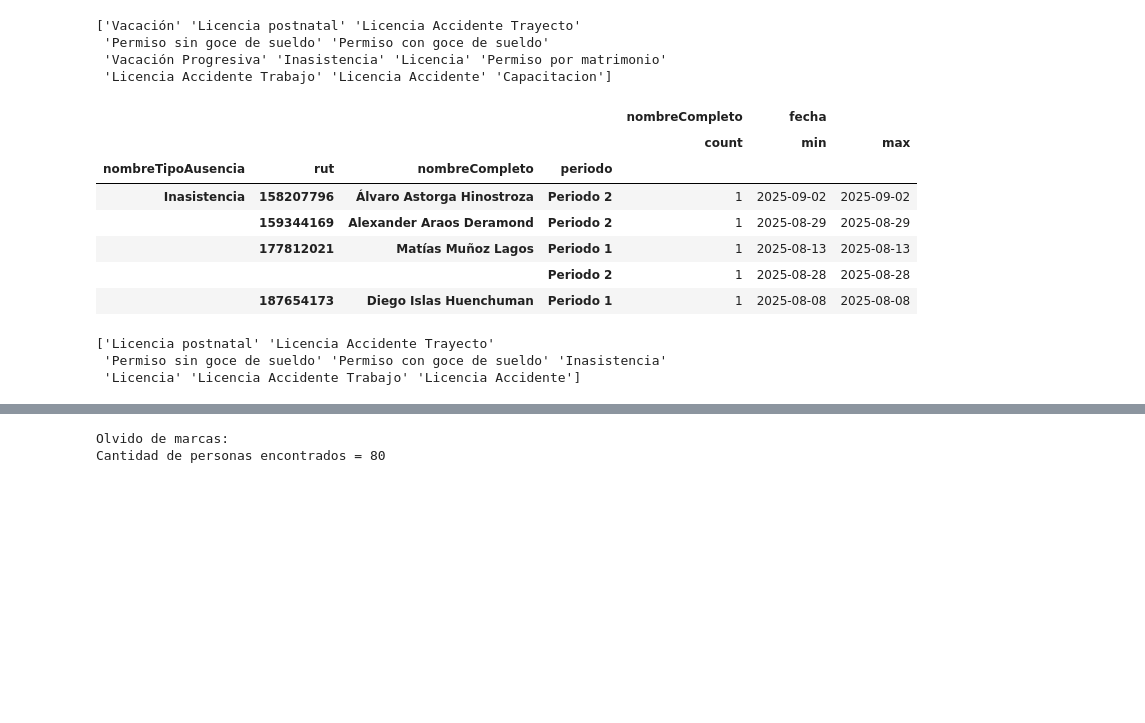
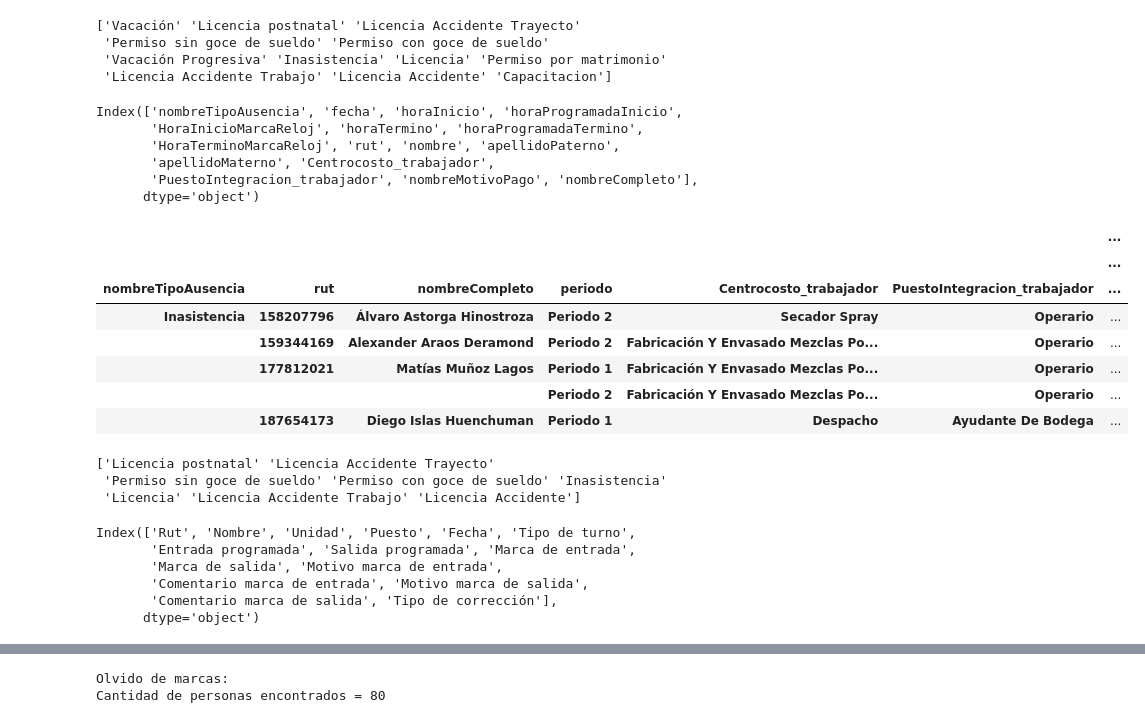
Before and after one commit to bgacitua/contenedor_cramer, a Jupyter notebook: Scripts de Python/Script Bono Asistencia/script_bono_asistencia_v3_final.ipynb, the cells around one changed output, grey strips where cells are left out. Cells and saved outputs as stored; diff of their text form; code cells hidden in the pictures; blank space fills up the shorter version.

```diff
--- a/Scripts de Python/Script Bono Asistencia/script_bono_asistencia_v3_final.ipynb
+++ b/Scripts de Python/Script Bono Asistencia/script_bono_asistencia_v3_final.ipynb
@@ -235,7 +245,7 @@ memory usage: 118.8+ KB
 # %%
 #Importar dataframe atrasos
 columnas_necesarias = ['nombreTipoAusencia' ,'fecha', 'horaInicio', 'horaProgramadaInicio', 'HoraInicioMarcaReloj', 'horaTermino', 'horaProgramadaTermino', 'HoraTerminoMarcaReloj', 'rut', 'nombre', 'apellidoPaterno', 'apellidoMaterno', 'Centrocosto_trabajador', 'PuestoIntegracion_trabajador', 'nombreMotivoPago']
-df_atrasos = pd.read_excel(r"C:\Users\bgacitua\Desktop\Repositorio_GitHub\Scripts de Python\Script Bono Asistencia\Archivos de trabajo\2025-09-10 16_49_37-957343165-reporte_turnos_bruto_combinado.xlsx")
+df_atrasos = pd.read_excel(r"C:\Users\bgacitua\Desktop\Repositorio_GitHub\Scripts de Python\Script Bono Asistencia\Archivos de trabajo\2025-09-11 12_03_10-1129404325-reporte_turnos_bruto_combinado.xlsx")
 df_atrasos = df_atrasos[columnas_necesarias]
 df_atrasos.info()
 
@@ -444,47 +454,59 @@ print(df_atrasos_filtrado_permisos['nombreTipoAusencia'].unique())
  'Permiso sin goce de sueldo' 'Permiso con goce de sueldo'
  'Vacación Progresiva' 'Inasistencia' 'Licencia' 'Permiso por matrimonio'
  'Licencia Accidente Trabajo' 'Licencia Accidente' 'Capacitacion']
+# %%
+df_atrasos_filtrado_permisos.columns
+# %% [output]
+Index(['nombreTipoAusencia', 'fecha', 'horaInicio', 'horaProgramadaInicio',
+       'HoraInicioMarcaReloj', 'horaTermino', 'horaProgramadaTermino',
+       'HoraTerminoMarcaReloj', 'rut', 'nombre', 'apellidoPaterno',
+       'apellidoMaterno', 'Centrocosto_trabajador',
+       'PuestoIntegracion_trabajador', 'nombreMotivoPago', 'nombreCompleto'],
+      dtype='object')
 # %%
 #Agrupar datos encontrados en Reporte Rflex Bruto Combinado
 
 permisos_descuentan = ['Inasistencia', 'Licencia', 'Licencia Accidente', 'Licencia Accidente Trabajo',
                     'Licencia Accidente Trayecto', 'Licencia postnatal', 'Permiso con goce de sueldo',
                     'Permiso sin goce de sueldo']
 
 df_atrasos_filtrado_permisos = df_atrasos_filtrado_permisos[df_atrasos_filtrado_permisos['nombreTipoAusencia'].isin(permisos_descuentan)]
 
 df_atrasos_filtrado_permisos['fecha'] = pd.to_datetime(df_atrasos_filtrado_permisos['fecha'], errors='coerce')
 
 df_atrasos_filtrado_permisos['periodo'] = df_atrasos_filtrado_permisos['fecha'].apply(
     lambda x: 'Periodo 1' if fecha_inicio_q1 <= x <= fecha_fin_q1 else (
         'Periodo 2' if fecha_inicio_q2 <= x <= fecha_fin_q2 else 'Fuera de rango'
     )
 )
 
-resumen_atrasos_filtrado_permisos = df_atrasos_filtrado_permisos.groupby(['nombreTipoAusencia', 'rut', 'nombreCompleto', 'periodo']).agg({
+resumen_atrasos_filtrado_permisos = df_atrasos_filtrado_permisos.groupby(
+    ['nombreTipoAusencia', 'rut', 'nombreCompleto', 'periodo',
+    'Centrocosto_trabajador','PuestoIntegracion_trabajador']).agg(
+        {
     'nombreCompleto': 'count',
     'fecha': ['min', 'max']
 })
 
 
 # Mostrar hasta 100 filas (puedes ajustar el número si necesitas más)
 #pd.set_option('display.max_rows', 100)
 
 #---------------------------------------------------------------------------------------------------------------------#
 ###El reporte de rflex entrega información más detallada acerca de los permisos y tipos de permiso ###
 ###en comparación con las incidencias almacenadas en la base de buk. -----> Trabajar en un mayor detalle en la BD ###
 #---------------------------------------------------------------------------------------------------------------------#
 
 display(resumen_atrasos_filtrado_permisos.head())
 # %% [output]
-|  |  |  |  | nombreCompleto | fecha |  |
-|  |  |  |  | count | min | max |
-| nombreTipoAusencia | rut | nombreCompleto | periodo |  |  |  |
-| Inasistencia | 158207796 | Álvaro Astorga Hinostroza | Periodo 2 | 1 | 2025-09-02 | 2025-09-02 |
-|  | 159344169 | Alexander Araos Deramond | Periodo 2 | 1 | 2025-08-29 | 2025-08-29 |
-|  | 177812021 | Matías Muñoz Lagos | Periodo 1 | 1 | 2025-08-13 | 2025-08-13 |
-|  |  |  | Periodo 2 | 1 | 2025-08-28 | 2025-08-28 |
-|  | 187654173 | Diego Islas Huenchuman | Periodo 1 | 1 | 2025-08-08 | 2025-08-08 |
+|  |  |  |  |  |  | ... |
+|  |  |  |  |  |  | ... |
+| nombreTipoAusencia | rut | nombreCompleto | periodo | Centrocosto_trabajador | PuestoIntegracion_trabajador | ... |
+| Inasistencia | 158207796 | Álvaro Astorga Hinostroza | Periodo 2 | Secador Spray | Operario | ... |
+|  | 159344169 | Alexander Araos Deramond | Periodo 2 | Fabricación Y Envasado Mezclas Po... | Operario | ... |
+|  | 177812021 | Matías Muñoz Lagos | Periodo 1 | Fabricación Y Envasado Mezclas Po... | Operario | ... |
+|  |  |  | Periodo 2 | Fabricación Y Envasado Mezclas Po... | Operario | ... |
+|  | 187654173 | Diego Islas Huenchuman | Periodo 1 | Despacho | Ayudante De Bodega | ... |
 # %%
 #Revisión de eliminación de permisos que no descuentan bono.
 print(df_atrasos_filtrado_permisos['nombreTipoAusencia'].unique())
@@ -492,4 +514,13 @@ print(df_atrasos_filtrado_permisos['nombreTipoAusencia'].unique())
 ['Licencia postnatal' 'Licencia Accidente Trayecto'
  'Permiso sin goce de sueldo' 'Permiso con goce de sueldo' 'Inasistencia'
  'Licencia' 'Licencia Accidente Trabajo' 'Licencia Accidente']
+# %%
+df_marcas_filtrado.columns
+# %% [output]
+Index(['Rut', 'Nombre', 'Unidad', 'Puesto', 'Fecha', 'Tipo de turno',
+       'Entrada programada', 'Salida programada', 'Marca de entrada',
+       'Marca de salida', 'Motivo marca de entrada',
+       'Comentario marca de entrada', 'Motivo marca de salida',
+       'Comentario marca de salida', 'Tipo de corrección'],
+      dtype='object')
 # %%
```
Also changed, not shown: parts of 24 cells of this notebook, 7 other files.
